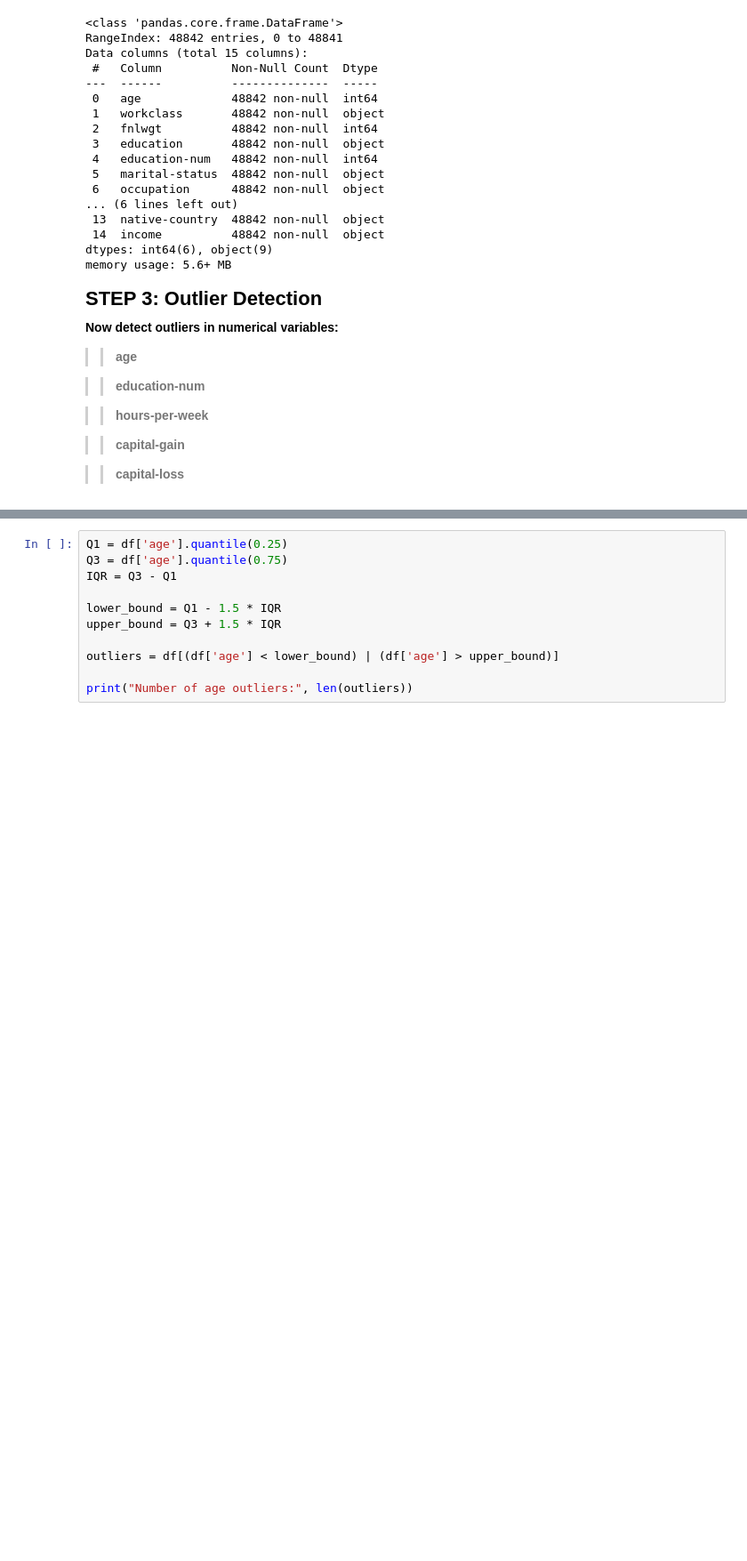
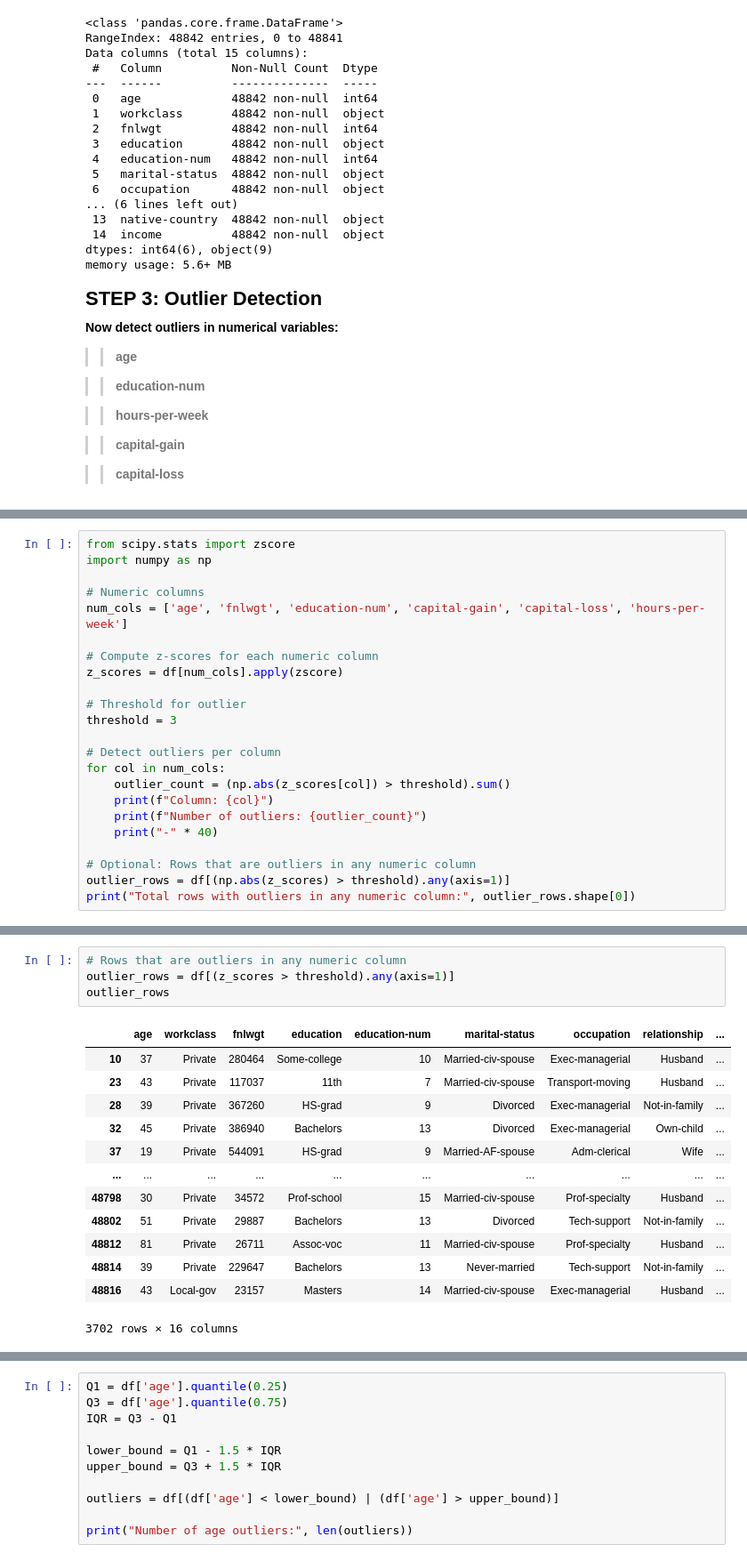
Before and after one commit to Akhila350/Team2_ML_Assignment_Jan2026, a Jupyter notebook: ML_TASK5_Team2.ipynb, the cells around one changed output, grey strips where cells are left out. Shown at 89% size. Saved outputs shown, nothing was run; the diff lists cells and outputs as text; blank space fills up the shorter version.

```diff
--- a/ML_TASK5_Team2.ipynb
+++ b/ML_TASK5_Team2.ipynb
@@ -186,0 +191,23 @@ Now detect outliers in numerical variables:
+# %%
+from scipy.stats import zscore
+import numpy as np
+
+# Numeric columns
+num_cols = ['age', 'fnlwgt', 'education-num', 'capital-gain', 'capital-loss', 'hours-per-week']
+
+# Compute z-scores for each numeric column
+z_scores = df[num_cols].apply(zscore)
+
+# Threshold for outlier
+threshold = 3
+
+# Detect outliers per column
+for col in num_cols:
+    outlier_count = (np.abs(z_scores[col]) > threshold).sum()
+    print(f"Column: {col}")
+    print(f"Number of outliers: {outlier_count}")
+    print("-" * 40)
+
+# Optional: Rows that are outliers in any numeric column
+outlier_rows = df[(np.abs(z_scores) > threshold).any(axis=1)]
+print("Total rows with outliers in any numeric column:", outlier_rows.shape[0])
@@ -187 +234,19 @@ Now detect outliers in numerical variables:
+# %%
+# Rows that are outliers in any numeric column
+outlier_rows = df[(z_scores > threshold).any(axis=1)]
+outlier_rows
+# %% [output]
+|  | age | workclass | fnlwgt | education | education-num | marital-status | occupation | relationship | ... |
+| 10 | 37 | Private | 280464 | Some-college | 10 | Married-civ-spouse | Exec-managerial | Husband | ... |
+| 23 | 43 | Private | 117037 | 11th | 7 | Married-civ-spouse | Transport-moving | Husband | ... |
+| 28 | 39 | Private | 367260 | HS-grad | 9 | Divorced | Exec-managerial | Not-in-family | ... |
+| 32 | 45 | Private | 386940 | Bachelors | 13 | Divorced | Exec-managerial | Own-child | ... |
+| 37 | 19 | Private | 544091 | HS-grad | 9 | Married-AF-spouse | Adm-clerical | Wife | ... |
+| ... | ... | ... | ... | ... | ... | ... | ... | ... | ... |
+| 48798 | 30 | Private | 34572 | Prof-school | 15 | Married-civ-spouse | Prof-specialty | Husband | ... |
+| 48802 | 51 | Private | 29887 | Bachelors | 13 | Divorced | Tech-support | Not-in-family | ... |
+| 48812 | 81 | Private | 26711 | Assoc-voc | 11 | Married-civ-spouse | Prof-specialty | Husband | ... |
+| 48814 | 39 | Private | 229647 | Bachelors | 13 | Never-married | Tech-support | Not-in-family | ... |
+| 48816 | 43 | Local-gov | 23157 | Masters | 14 | Married-civ-spouse | Exec-managerial | Husband | ... |
+3702 rows × 16 columns
 # %% [markdown]
```
Also changed, not shown: parts of 5 cells of this notebook, 1 other file.
